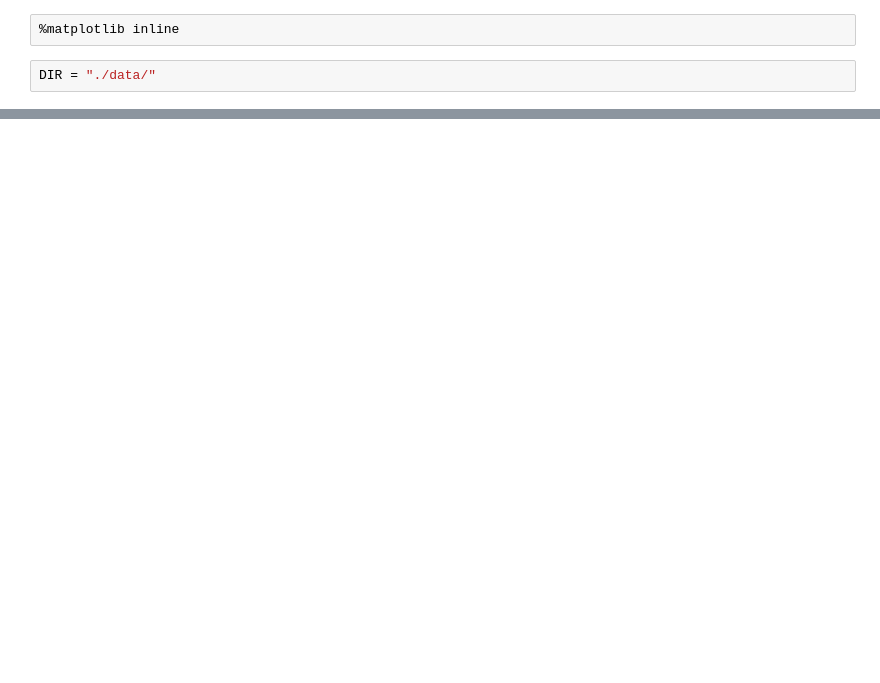
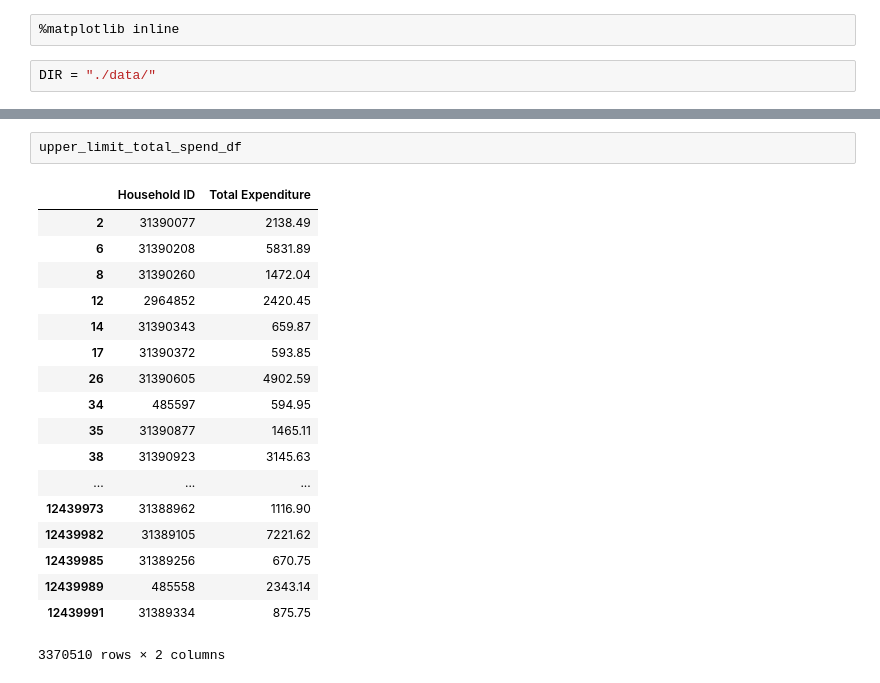
Before and after one commit to neka7449/odc-challenge, a Jupyter notebook: index.ipynb, the cells around one changed output, grey strips where cells are left out. Drawn from its saved outputs; the diff is of its cells as text; blank space fills up the shorter version.

```diff
--- a/index.ipynb
+++ b/index.ipynb
@@ -107,0 +90,21 @@ TomlDecodeError: Found invalid character in key name: ','. Try quoting the key n
+# %%
+upper_limit_total_spend_df
+# %% [output]
+|  | Household ID | Total Expenditure |
+| 2 | 31390077 | 2138.49 |
+| 6 | 31390208 | 5831.89 |
+| 8 | 31390260 | 1472.04 |
+| 12 | 2964852 | 2420.45 |
+| 14 | 31390343 | 659.87 |
+| 17 | 31390372 | 593.85 |
+| 26 | 31390605 | 4902.59 |
+| 34 | 485597 | 594.95 |
+| 35 | 31390877 | 1465.11 |
+| 38 | 31390923 | 3145.63 |
+| ... | ... | ... |
+| 12439973 | 31388962 | 1116.90 |
+| 12439982 | 31389105 | 7221.62 |
+| 12439985 | 31389256 | 670.75 |
+| 12439989 | 485558 | 2343.14 |
+| 12439991 | 31389334 | 875.75 |
+3370510 rows × 2 columns
```
Also changed, not shown: parts of 40 cells of this notebook.
